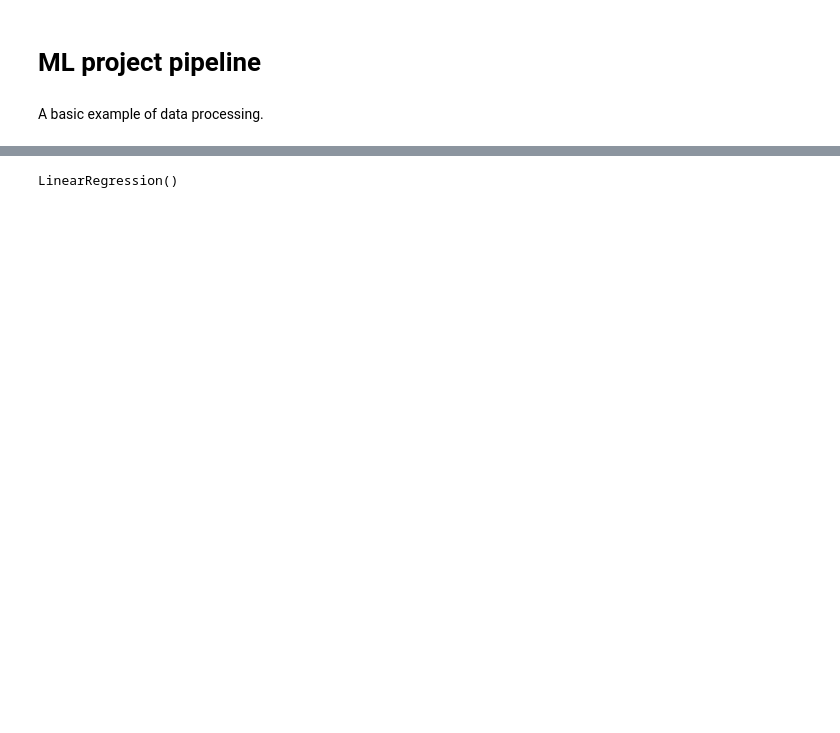
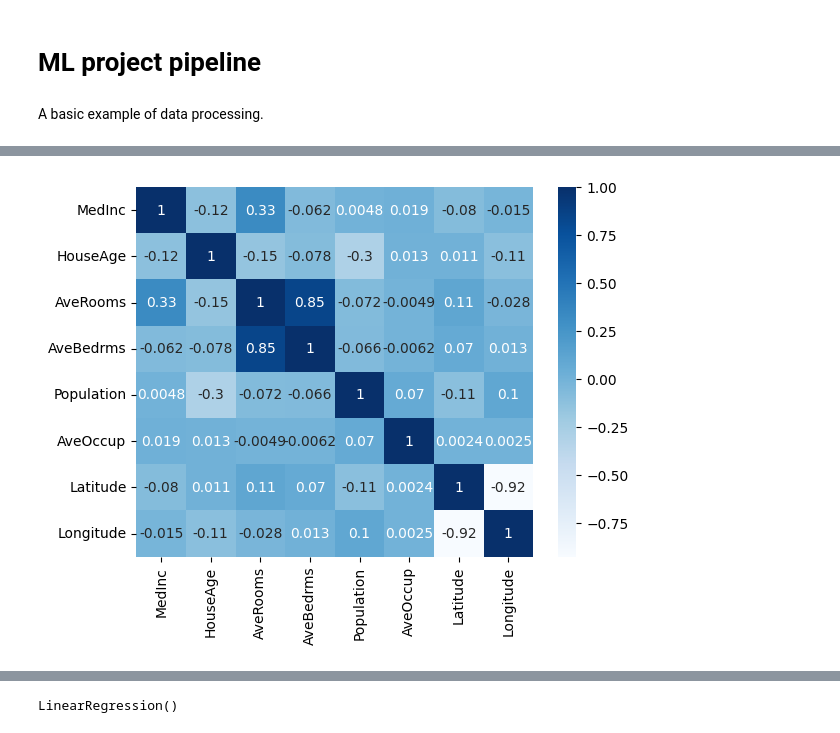
Before and after one commit to FalseDeckard/HSE-ML-Course, a Jupyter notebook: pipeline_demo.ipynb, the cells around one changed output, grey strips where cells are left out. Cells and saved outputs as stored; diff of their text form; code cells hidden in the pictures; blank space fills up the shorter version.

```diff
--- a/pipeline_demo.ipynb
+++ b/pipeline_demo.ipynb
@@ -20,0 +44,5 @@ df.shape
+# %%
+corr = X.corr()
+sb.heatmap(corr, cmap="Blues", annot=True)
+# %% [output]
+[figure, added]
```
Also changed, not shown: parts of 15 cells of this notebook.
